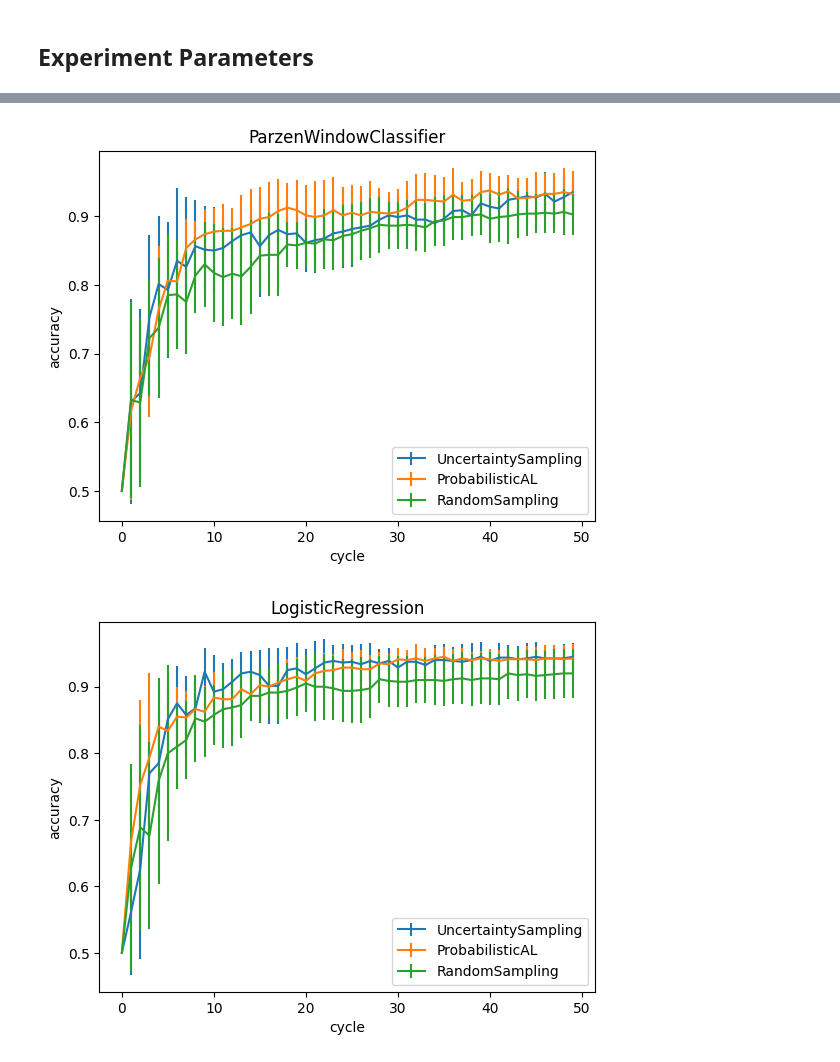
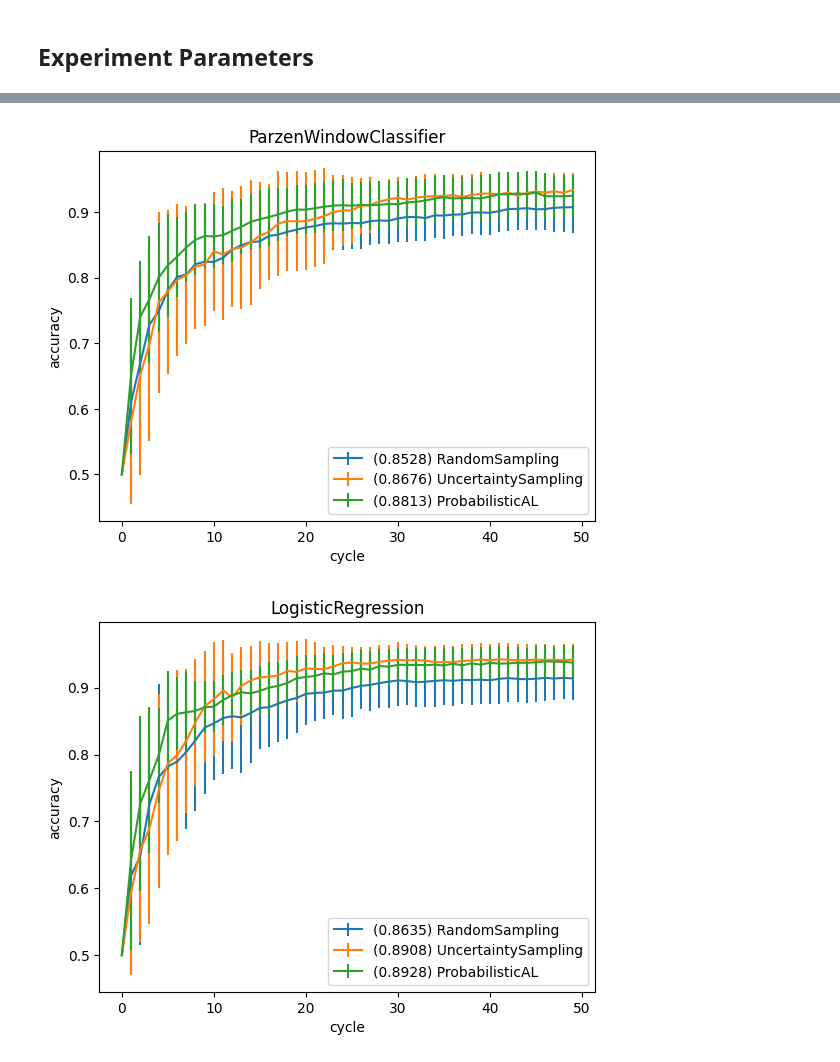
Before and after one commit to scikit-activeml/scikit-activeml, a Jupyter notebook: tutorials/03_pool_simple_comparison_experiment.ipynb, the cells around one changed output, grey strips where cells are left out. Cells and saved outputs as stored; diff of their text form; code cells hidden in the pictures.

Commit message:
Add mean accuracy to label

```diff
--- a/tutorials/03_pool_simple_comparison_experiment.ipynb
+++ b/tutorials/03_pool_simple_comparison_experiment.ipynb
@@ -63,9 +63,9 @@ classifier_factory_functions = {
 }
 
 query_strategy_factory_functions = {
+    'RandomSampling': lambda random_state: RandomSampling(random_state=gen_seed(random_state)),
     'UncertaintySampling': lambda random_state: UncertaintySampling(random_state=gen_seed(random_state)),
-    'ProbabilisticAL': lambda random_state: ProbabilisticAL(random_state=gen_seed(random_state), metric='rbf'),
-    'RandomSampling': lambda random_state: RandomSampling(random_state=gen_seed(random_state))
+    'ProbabilisticAL': lambda random_state: ProbabilisticAL(random_state=gen_seed(random_state), metric='rbf')
 }
 
 def create_classifier(name, classes, random_state):
@@ -76,7 +76,7 @@ def create_query_strategy(name, random_state):
 # %% [markdown]
 ## Experiment Parameters
 # %%
-n_reps = 2
+n_reps = 10
 n_folds = 5
 n_cycles = 50
 use_stratified = True
@@ -133,17 +112,17 @@ RandomSampling
 # %%
 for clf_name in classifier_names:
     for qs_name in query_strategy_names:
         key = (clf_name, qs_name)
         result = results[key]
         reshaped_result = result.reshape((-1, n_cycles))
         errorbar_mean = np.mean(reshaped_result, axis=0)
         errorbar_std = np.std(reshaped_result, axis=0)
-        plt.errorbar(np.arange(n_cycles), errorbar_mean, errorbar_std, label=f"{qs_name}")
+        plt.errorbar(np.arange(n_cycles), errorbar_mean, errorbar_std, label=f"({np.mean(errorbar_mean):.4f}) {qs_name}")
     plt.title(clf_name)
     plt.legend(loc='lower right')
     plt.xlabel('cycle')
     plt.ylabel('accuracy')
     plt.show()
 # %% [output]
-[figure, old version]
+[figure, new version]
-[figure, old version]
+[figure, new version]
```
Also changed, not shown: parts of 2 cells of this notebook.
